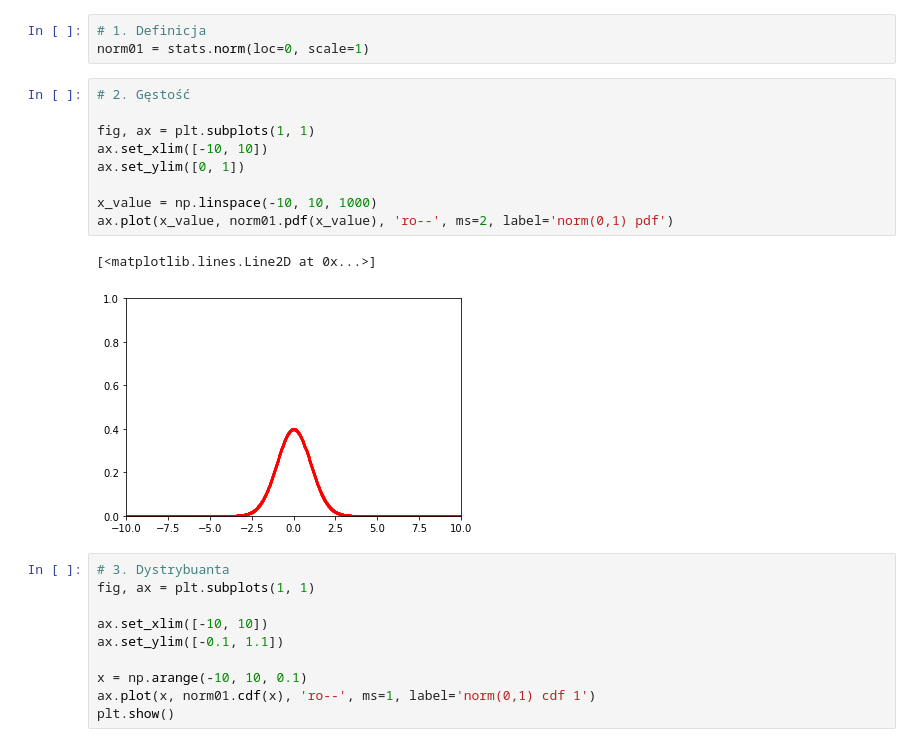
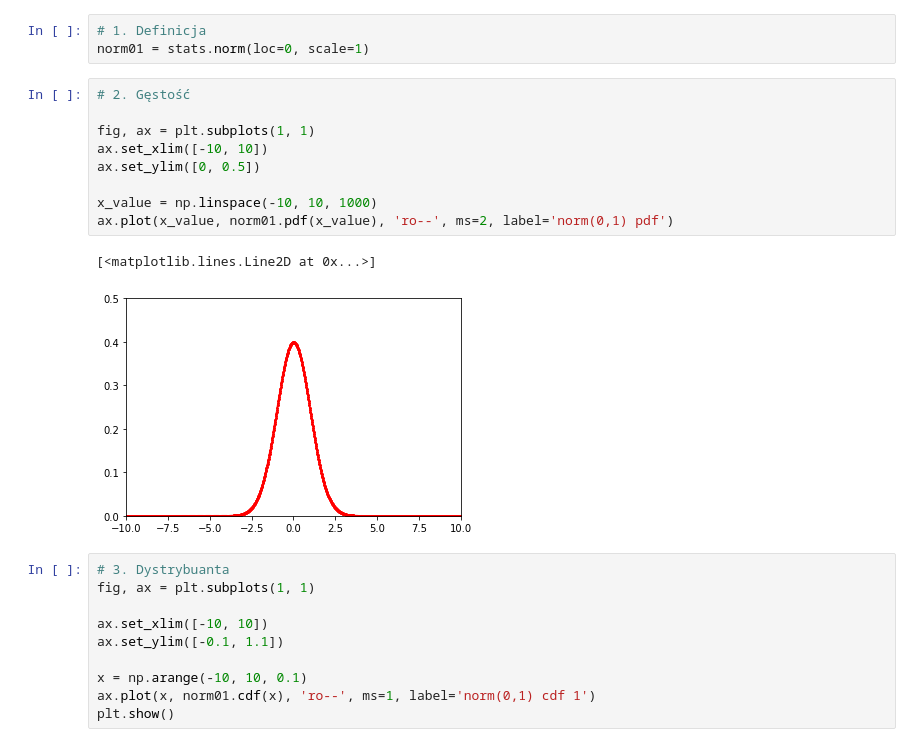
Before and after one commit to mdabrowski-phd/ds250223_stat, a Jupyter notebook: 02_rachunek_prawdopodobienstwa/05_rozklad_normalny.ipynb, the cells around one changed output. Cells and saved outputs as stored; diff of their text form.

```diff
--- a/02_rachunek_prawdopodobienstwa/05_rozklad_normalny.ipynb
+++ b/02_rachunek_prawdopodobienstwa/05_rozklad_normalny.ipynb
@@ -30,15 +30,15 @@ norm01 = stats.norm(loc=0, scale=1)
 # %%
 # 2. Gęstość
 
 fig, ax = plt.subplots(1, 1)
 ax.set_xlim([-10, 10])
-ax.set_ylim([0, 1])
+ax.set_ylim([0, 0.5])
 
 x_value = np.linspace(-10, 10, 1000)
 ax.plot(x_value, norm01.pdf(x_value), 'ro--', ms=2, label='norm(0,1) pdf')
 # %% [output]
 [<matplotlib.lines.Line2D at 0x...>]
-[figure, old version]
+[figure, new version]
 # %%
 # 3. Dystrybuanta
 fig, ax = plt.subplots(1, 1)
```
Also changed, not shown: parts of 12 cells of this notebook.
